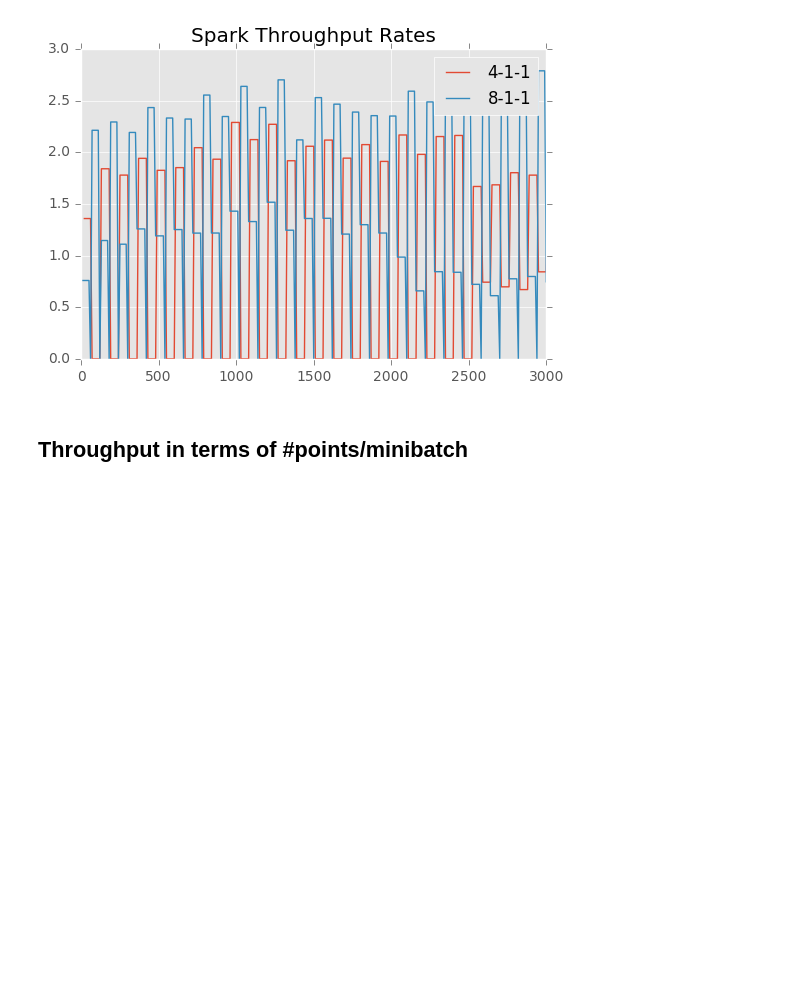
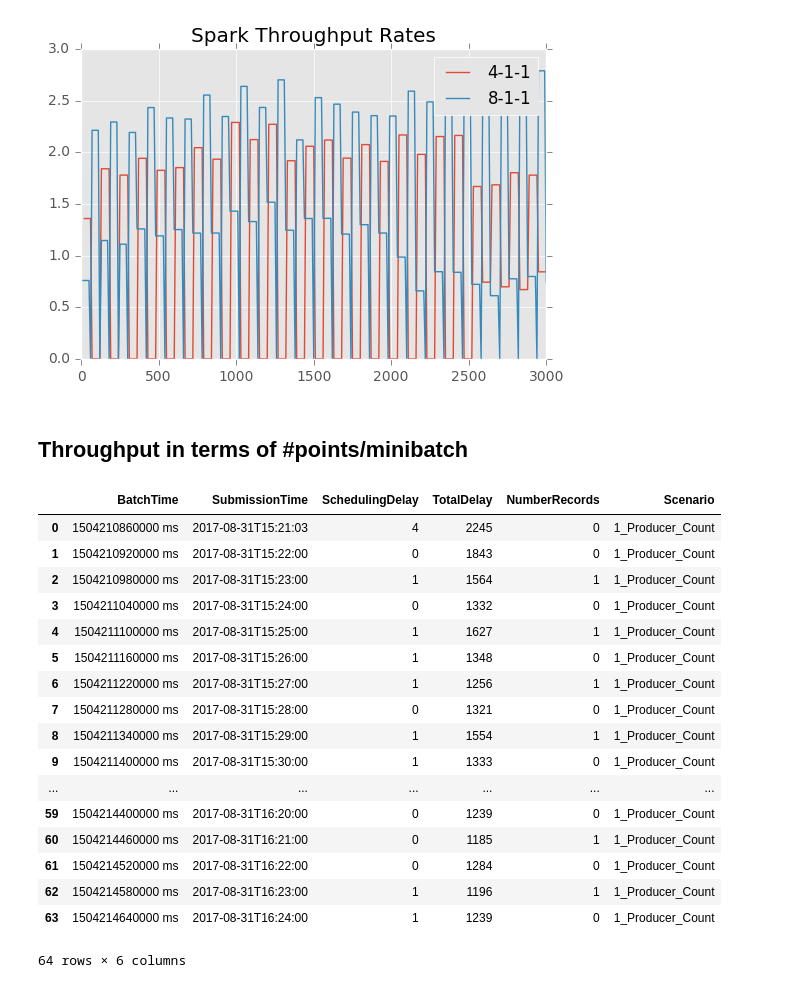
Before and after one commit to georgeha/lab_reports, a Jupyter notebook: Report_September_2.ipynb, the cells around one changed output. Saved outputs shown, nothing was run; the diff lists cells and outputs as text; code cells hidden in the pictures; blank space fills up the shorter version.

```diff
--- a/Report_September_2.ipynb
+++ b/Report_September_2.ipynb
@@ -279,3 +279,26 @@ plt.title('Spark Throughput Rates')
 [figure]
 # %% [markdown]
 ## Throughput in terms of #points/minibatch
+# %%
+p_1 = '1-1-1-20170831-152020/producers/'
+p_1_spark_metrics = pd.read_csv(directory + p_1 + 'spark-metrics-20170831-152020.csv')
+p_1_spark_metrics
+# %% [output]
+|  | BatchTime | SubmissionTime | SchedulingDelay | TotalDelay | NumberRecords | Scenario |
+| 0 | 1504210860000 ms | 2017-08-31T15:21:03 | 4 | 2245 | 0 | 1_Producer_Count |
+| 1 | 1504210920000 ms | 2017-08-31T15:22:00 | 0 | 1843 | 0 | 1_Producer_Count |
+| 2 | 1504210980000 ms | 2017-08-31T15:23:00 | 1 | 1564 | 1 | 1_Producer_Count |
+| 3 | 1504211040000 ms | 2017-08-31T15:24:00 | 0 | 1332 | 0 | 1_Producer_Count |
+| 4 | 1504211100000 ms | 2017-08-31T15:25:00 | 1 | 1627 | 1 | 1_Producer_Count |
+| 5 | 1504211160000 ms | 2017-08-31T15:26:00 | 1 | 1348 | 0 | 1_Producer_Count |
+| 6 | 1504211220000 ms | 2017-08-31T15:27:00 | 1 | 1256 | 1 | 1_Producer_Count |
+| 7 | 1504211280000 ms | 2017-08-31T15:28:00 | 0 | 1321 | 0 | 1_Producer_Count |
+| 8 | 1504211340000 ms | 2017-08-31T15:29:00 | 1 | 1554 | 1 | 1_Producer_Count |
+| 9 | 1504211400000 ms | 2017-08-31T15:30:00 | 1 | 1333 | 0 | 1_Producer_Count |
+| ... | ... | ... | ... | ... | ... | ... |
+| 59 | 1504214400000 ms | 2017-08-31T16:20:00 | 0 | 1239 | 0 | 1_Producer_Count |
+| 60 | 1504214460000 ms | 2017-08-31T16:21:00 | 0 | 1185 | 1 | 1_Producer_Count |
+| 61 | 1504214520000 ms | 2017-08-31T16:22:00 | 0 | 1284 | 0 | 1_Producer_Count |
+| 62 | 1504214580000 ms | 2017-08-31T16:23:00 | 1 | 1196 | 1 | 1_Producer_Count |
+| 63 | 1504214640000 ms | 2017-08-31T16:24:00 | 1 | 1239 | 0 | 1_Producer_Count |
+64 rows × 6 columns
```
